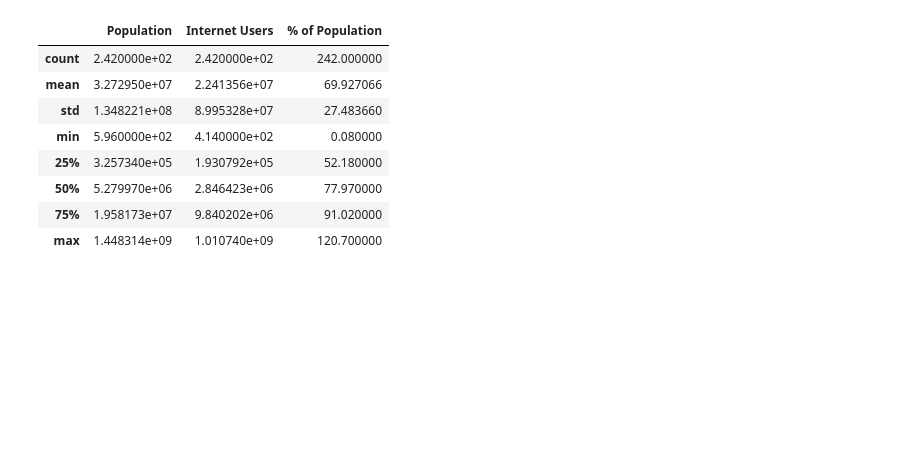
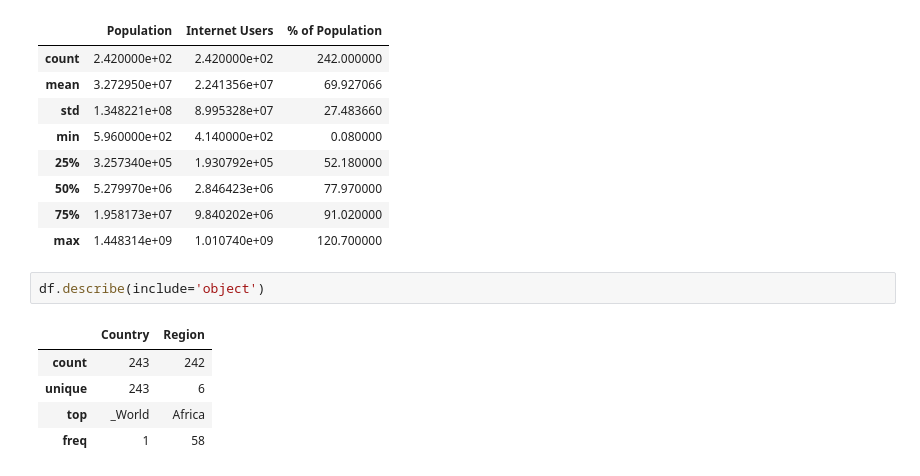
Before and after one commit to sanjibsinha/Machine-Learning-Primer, a Jupyter notebook: pd_two.ipynb, the cells around one changed output. Cells and saved outputs as stored; diff of their text form; blank space fills up the shorter version.

```diff
--- a/pd_two.ipynb
+++ b/pd_two.ipynb
@@ -100,3 +100,11 @@ df.describe()
 | 50% | 5.279970e+06 | 2.846423e+06 | 77.970000 |
 | 75% | 1.958173e+07 | 9.840202e+06 | 91.020000 |
 | max | 1.448314e+09 | 1.010740e+09 | 120.700000 |
+# %%
+df.describe(include='object')
+# %% [output]
+|  | Country | Region |
+| count | 243 | 242 |
+| unique | 243 | 6 |
+| top | _World | Africa |
+| freq | 1 | 58 |
```
